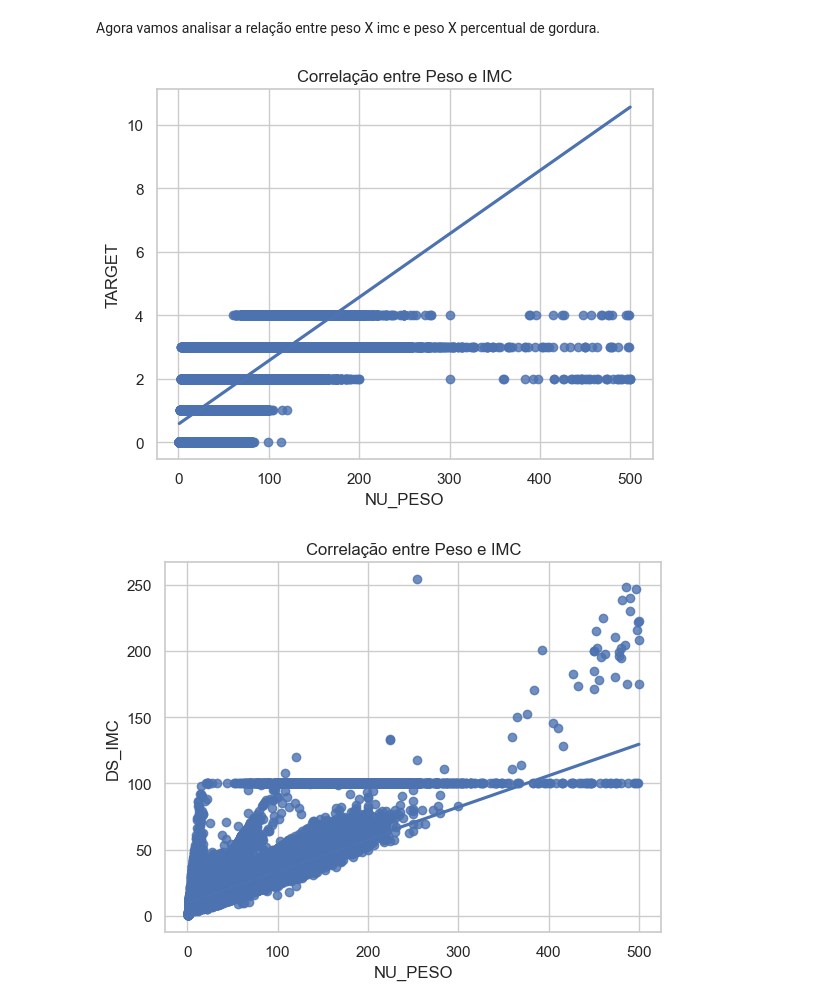
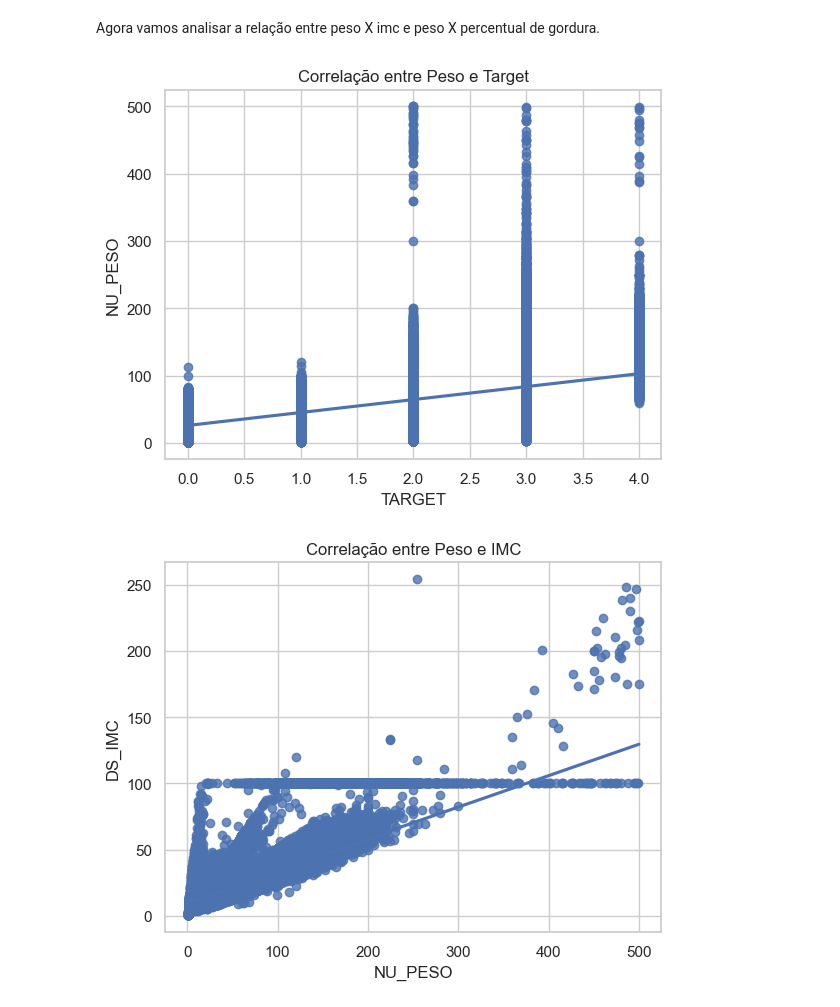
Before and after one commit to vagner-nascimento/fiap-pos-ia-para-devs-fase1-tech-challenge, a Jupyter notebook: main.ipynb, the cells around one changed output. Drawn from its saved outputs; the diff is of its cells as text; code cells hidden in the pictures.

```diff
--- a/main.ipynb
+++ b/main.ipynb
@@ -408,10 +406,3 @@ Atibuindo o valor 1 para Masculino e 0 Para feminico, esse valor será utilizado
-# %%
-
-
-clean_target_dataset["SEXO_ID"] = clean_target_dataset["SG_SEXO"]
-clean_target_dataset["SEXO_ID"] = clean_target_dataset["SEXO_ID"].str.strip().str.replace(r"M", "1")
-clean_target_dataset["SEXO_ID"] = clean_target_dataset["SEXO_ID"].str.strip().str.replace(r"F", "0")
-clean_target_dataset["SEXO_ID"] = clean_target_dataset["SEXO_ID"].astype(float)
 # %% [markdown]
 Estipulando um peso para cada definição do target
 # %%
@@ -843,8 +831,8 @@ clean_target_dataset.head()
 # %%
 clean_target_dataset['PERC_GORDURA'] = np.where(
     clean_target_encoded_dataset['NU_IDADE_ANO'] <=15,
-    (1.51 * clean_target_encoded_dataset['DS_IMC']) + (0.70 * clean_target_encoded_dataset['NU_IDADE_ANO']) - (3.6 *  clean_target_encoded_dataset['SEXO_ID'] ) - 1.4,
-    (1.20 * clean_target_encoded_dataset['DS_IMC']) + (0.23 * clean_target_encoded_dataset['NU_IDADE_ANO']) - (10.8 *  clean_target_encoded_dataset['SEXO_ID'] ) - 5.4)
+    (1.51 * clean_target_encoded_dataset['DS_IMC']) + (0.70 * clean_target_encoded_dataset['NU_IDADE_ANO']) - (3.6 *  clean_target_encoded_dataset['SG_SEXO'] ) - 1.4,
+    (1.20 * clean_target_encoded_dataset['DS_IMC']) + (0.23 * clean_target_encoded_dataset['NU_IDADE_ANO']) - (10.8 *  clean_target_encoded_dataset['SG_SEXO'] ) - 5.4)
 
 clean_target_dataset['PERC_GORDURA'] = clean_target_dataset['PERC_GORDURA'].round(2)
 clean_target_encoded_dataset['PERC_GORDURA'] = clean_target_dataset['PERC_GORDURA'].copy() # Replica para a base encoded
@@ -862,12 +850,12 @@ Agora vamos analisar a relação entre peso X imc e peso X percentual de gordura
 # %%
 import seaborn as sns
 import matplotlib.pyplot as plt
 
 # Criando o gráfico de dispersão com uma linha de tendência
 sns.regplot(x='TARGET', y='NU_PESO', data=clean_target_dataset)
 
-plt.title('Correlação entre Peso e IMC')
+plt.title('Correlação entre Peso e Target')
 plt.show()
 # %% [output]
-[figure, old version]
+[figure, new version]
 # %%
```
Also changed, not shown: parts of 28 cells of this notebook.
